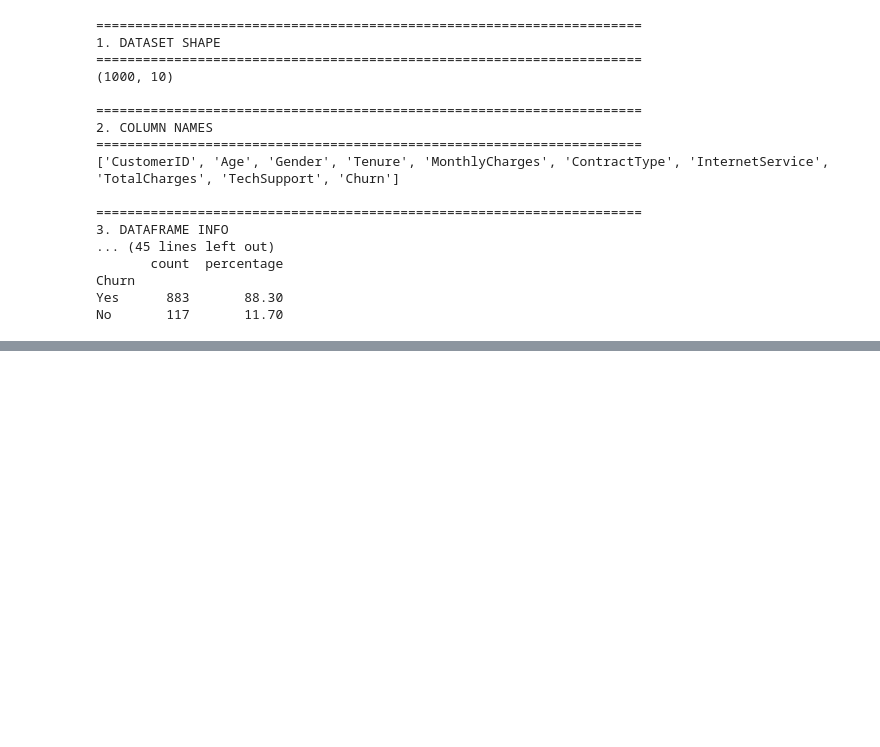
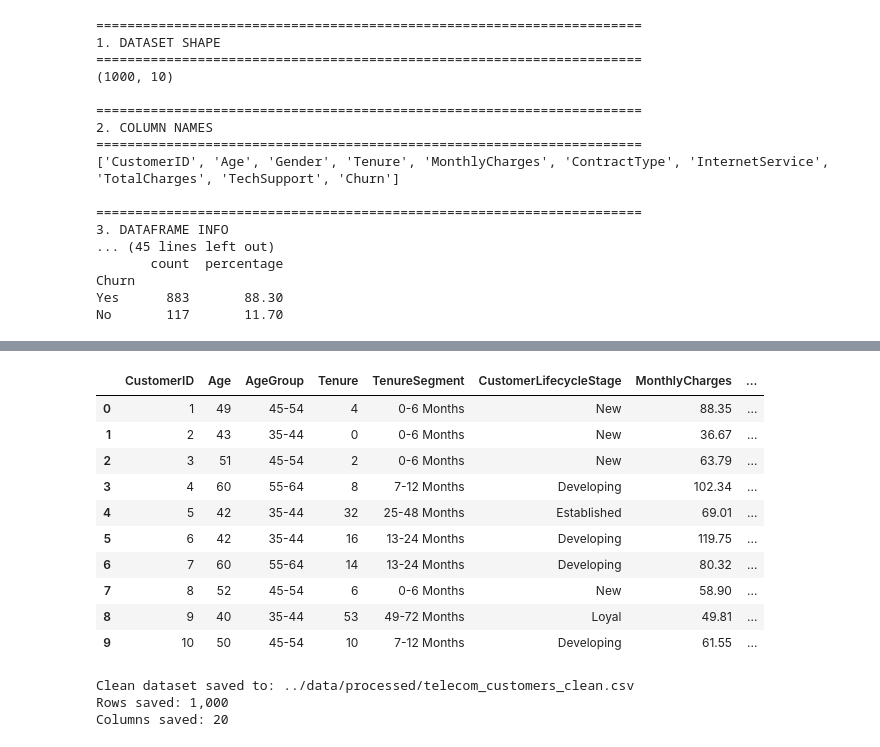
Before and after one commit to deardisha/retentioniq-telecom-churn, a Jupyter notebook: notebooks/01_retentioniq_analysis.ipynb, the cells around one changed output, grey strips where cells are left out. Drawn from its saved outputs; the diff is of its cells as text; code cells hidden in the pictures; blank space fills up the shorter version.

```diff
--- a/notebooks/01_retentioniq_analysis.ipynb
+++ b/notebooks/01_retentioniq_analysis.ipynb
@@ -427,0 +775,9 @@ No       117       11.70
+# %%
+# Remove temporary validation columns
+df_clean = df_clean.drop(
+    columns=[
+        "ExpectedTotalCharges",
+        "TotalChargesDifference"
+    ],
+    errors="ignore"
+)
@@ -427,0 +878,68 @@ No       117       11.70
+# %%
+# Create customer status
+df_clean["CustomerLifecycleStage"] = np.select(
+    [
+        df_clean["Tenure"] <= 6,
+        df_clean["Tenure"] <= 24,
+        df_clean["Tenure"] <= 48
+    ],
+    [
+        "New",
+        "Developing",
+        "Established"
+    ],
+    default="Loyal"
+)
+# %%
+# Preview the engineered dataset
+display_columns = [
+    "CustomerID",
+    "Age",
+    "AgeGroup",
+    "Tenure",
+    "TenureSegment",
+    "CustomerLifecycleStage",
+    "MonthlyCharges",
+    "MonthlyChargeBand",
+    "AnnualRevenue",
+    "ContractType",
+    "InternetService",
+    "TechSupport",
+    "Churn",
+    "ChurnFlag"
+]
+
+df_clean[display_columns].head(10)
+# %% [output]
+|  | CustomerID | Age | AgeGroup | Tenure | TenureSegment | CustomerLifecycleStage | MonthlyCharges | ... |
+| 0 | 1 | 49 | 45-54 | 4 | 0-6 Months | New | 88.35 | ... |
+| 1 | 2 | 43 | 35-44 | 0 | 0-6 Months | New | 36.67 | ... |
+| 2 | 3 | 51 | 45-54 | 2 | 0-6 Months | New | 63.79 | ... |
+| 3 | 4 | 60 | 55-64 | 8 | 7-12 Months | Developing | 102.34 | ... |
+| 4 | 5 | 42 | 35-44 | 32 | 25-48 Months | Established | 69.01 | ... |
+| 5 | 6 | 42 | 35-44 | 16 | 13-24 Months | Developing | 119.75 | ... |
+| 6 | 7 | 60 | 55-64 | 14 | 13-24 Months | Developing | 80.32 | ... |
+| 7 | 8 | 52 | 45-54 | 6 | 0-6 Months | New | 58.90 | ... |
+| 8 | 9 | 40 | 35-44 | 53 | 49-72 Months | Loyal | 49.81 | ... |
+| 9 | 10 | 50 | 45-54 | 10 | 7-12 Months | Developing | 61.55 | ... |
+# %%
+# Save the cleaned dataset
+PROCESSED_DATA_DIR = Path("../data/processed")
+PROCESSED_DATA_DIR.mkdir(parents=True, exist_ok=True)
+
+CLEAN_DATA_PATH = (
+    PROCESSED_DATA_DIR / "telecom_customers_clean.csv"
+)
+
+df_clean.to_csv(
+    CLEAN_DATA_PATH,
+    index=False
+)
+
+print(f"Clean dataset saved to: {CLEAN_DATA_PATH}")
+print(f"Rows saved: {len(df_clean):,}")
+print(f"Columns saved: {df_clean.shape[1]}")
+# %% [output]
+Clean dataset saved to: ../data/processed/telecom_customers_clean.csv
+Rows saved: 1,000
+Columns saved: 20
```
Also changed, not shown: parts of 25 cells of this notebook, 1 other file.
